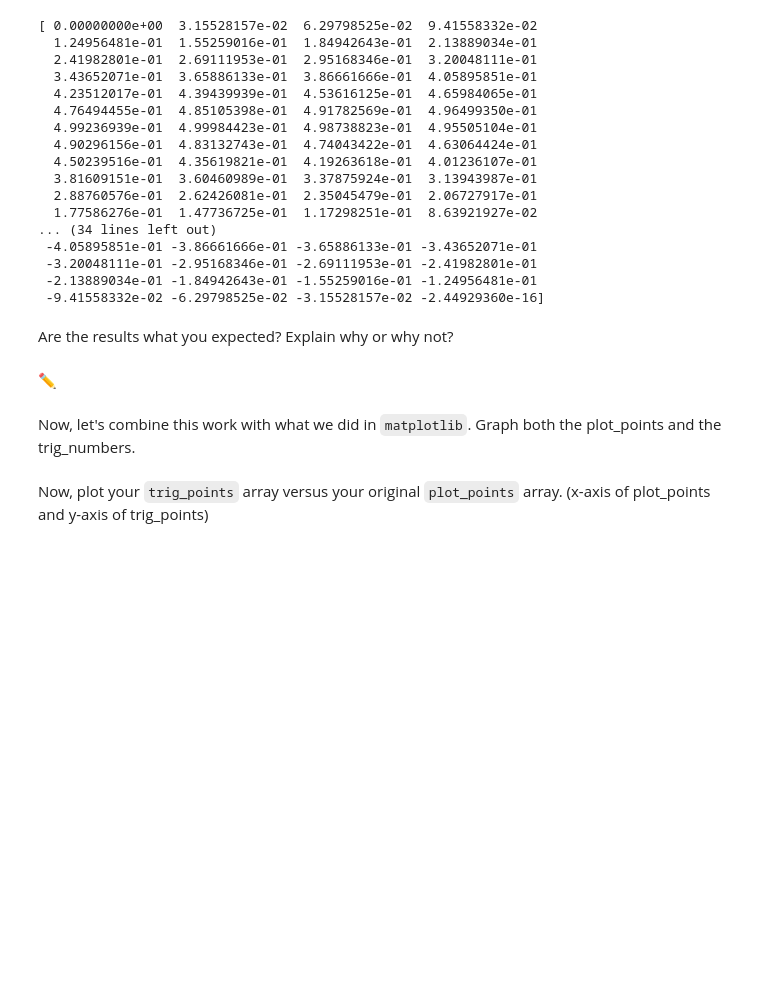
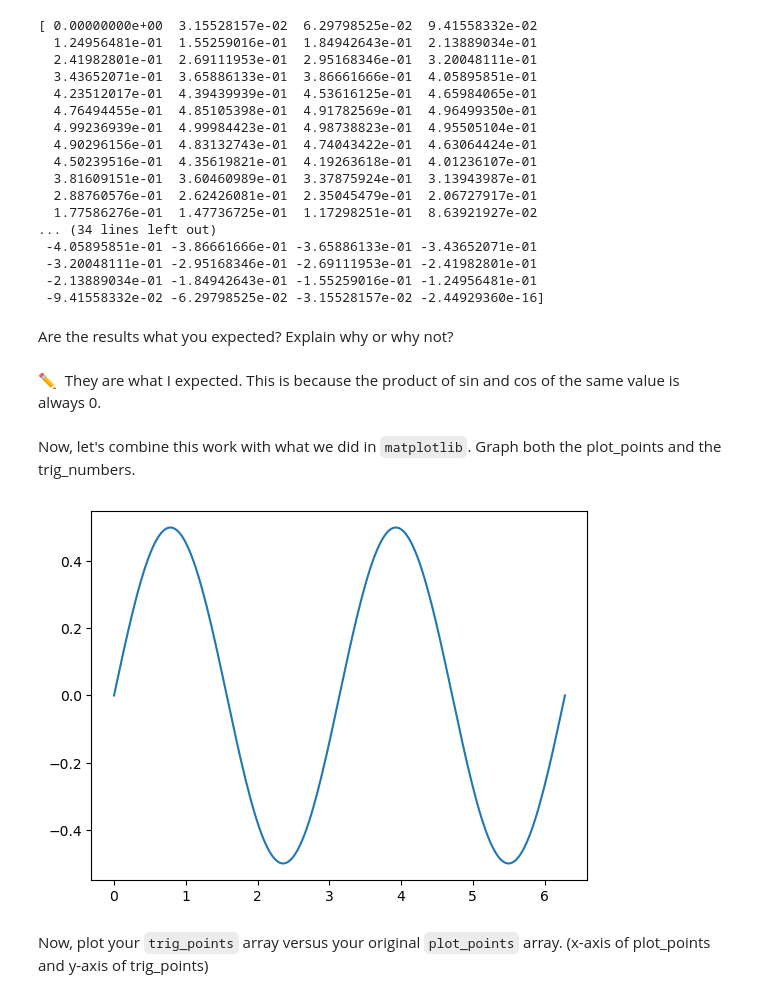
Before and after one commit to therealfiish/datascienceassignments, a Jupyter notebook: 16_PracticeC.ipynb, the cells around one changed output. Drawn from its saved outputs; the diff is of its cells as text; code cells hidden in the pictures; blank space fills up the shorter version.

```diff
--- a/16_PracticeC.ipynb
+++ b/16_PracticeC.ipynb
@@ -102,13 +102,18 @@ print(trig_points)
  -9.41558332e-02 -6.29798525e-02 -3.15528157e-02 -2.44929360e-16]
 # %% [markdown]
 Are the results what you expected? Explain why or why not?
-# %% [markdown]
-&#9999;&nbsp;
+# %% [markdown]
+&#9999;&nbsp; They are what I expected. This is because the product of sin and cos of the same value is always 0.
 # %% [markdown]
 Now, let's combine this work with what we did in `matplotlib`.
 Graph both the plot_points and the trig_numbers.
 # %%
 # Think about what should be the first thing you do.
+import matplotlib.pyplot as plt
+plt.plot(plot_points, trig_points)
+plt.show()
+# %% [output]
+[figure, added]
 # %% [markdown]
 Now, plot your `trig_points` array versus your original `plot_points` array. (x-axis of plot_points and y-axis of trig_points)
 # %%
```
Also changed, not shown: parts of 10 cells of this notebook.
